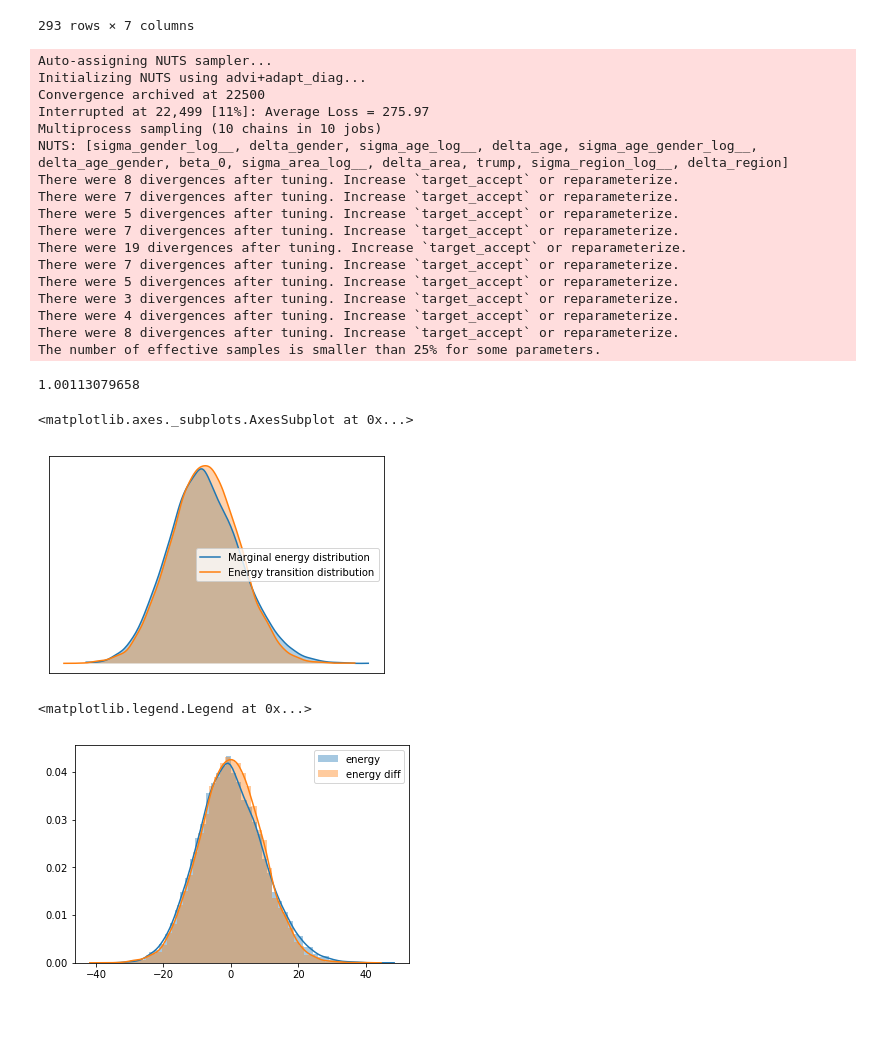
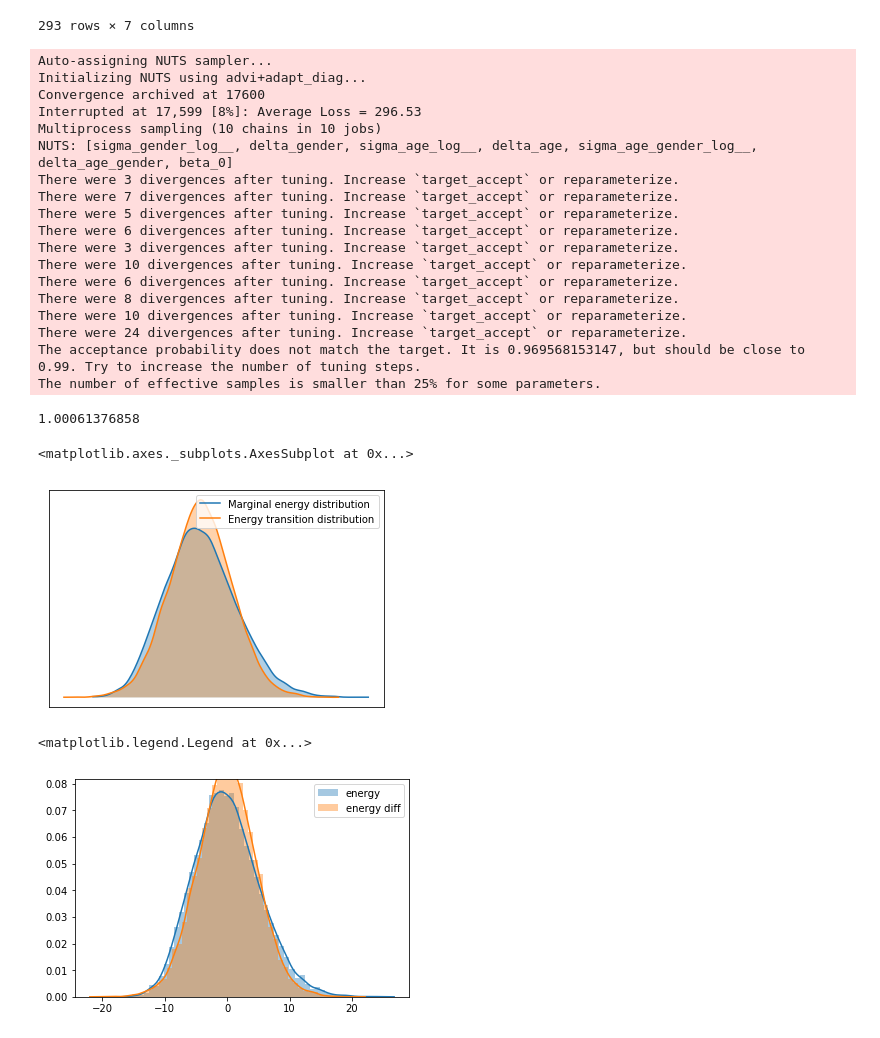
Before and after one commit to wl2522/MSR2, a Jupyter notebook: MRP_age_gender.ipynb, the cells around one changed output. Drawn from its saved outputs; the diff is of its cells as text; code cells hidden in the pictures.

```diff
--- a/MRP_age_gender.ipynb
+++ b/MRP_age_gender.ipynb
@@ -336,8 +336,8 @@ The variable eta is the multilevel logistic regression model that models
 the log odds of the voter turnout rate.
 
 """
-
-with model:
+with pm.Model() as model:
+#with model:
     beta_0 = pm.Normal('beta_0', 0.0, 5.0,
                        testval=logit(index1["How many of your|Don't know"].values.mean()))
 
@@ -352,8 +352,8 @@ with model:
     eta = (beta_0 +
            alpha_age_gender[age_gender] +
            alpha_age[age] +
-           alpha_gender[gender] +
-           alpha_area[area])
+           alpha_gender[gender] )
+#           + alpha_area[area])
 # %%
 #Define the observed random variables using a binomial distribution with a probability equal to eta
 
@@ -362,40 +362,45 @@ with model:
     obs = pm.Binomial('obs', n, p,
                       observed=index1_unique["How many of your|Don't know"].values)
 # %%
-#Sample the model using ADVI as the initialization method for the NUTS sampler (the default setting will cause an error)
+#Sample the model using ADVI as the initialization method for the NUTS sampler
+#(the default setting will cause an error)
+
 
 with model:
     trace = pm.sample(draws=2000,
-                      tune=2000,
+                      tune=4000,
                       nuts_kwargs={'target_accept': 0.99},
                       init='advi+adapt_diag',
                       njobs=10)
 
 joblib.dump(trace, 'trace_age_gender.pkl')
 print(max(np.max(score) for score in pm.gelman_rubin(trace).values()))
 pm.energyplot(trace)
 # %% [output]
 Auto-assigning NUTS sampler...
 Initializing NUTS using advi+adapt_diag...
-Convergence archived at 22500
-Interrupted at 22,499 [11%]: Average Loss = 275.97
+Convergence archived at 17600
+Interrupted at 17,599 [8%]: Average Loss = 296.53
 Multiprocess sampling (10 chains in 10 jobs)
-NUTS: [sigma_gender_log__, delta_gender, sigma_age_log__, delta_age, sigma_age_gender_log__, delta_age_gender, beta_0, sigma_area_log__, delta_area, trump, sigma_region_log__, delta_region]
-There were 8 divergences after tuning. Increase `target_accept` or reparameterize.
+NUTS: [sigma_gender_log__, delta_gender, sigma_age_log__, delta_age, sigma_age_gender_log__, delta_age_gender, beta_0]
+There were 3 divergences after tuning. Increase `target_accept` or reparameterize.
 There were 7 divergences after tuning. Increase `target_accept` or reparameterize.
 There were 5 divergences after tuning. Increase `target_accept` or reparameterize.
-There were 7 divergences after tuning. Increase `target_accept` or reparameterize.
-There were 19 divergences after tuning. Increase `target_accept` or reparameterize.
-There were 7 divergences after tuning. Increase `target_accept` or reparameterize.
-There were 5 divergences after tuning. Increase `target_accept` or reparameterize.
+There were 6 divergences after tuning. Increase `target_accept` or reparameterize.
 There were 3 divergences after tuning. Increase `target_accept` or reparameterize.
-There were 4 divergences after tuning. Increase `target_accept` or reparameterize.
+There were 10 divergences after tuning. Increase `target_accept` or reparameterize.
+There were 6 divergences after tuning. Increase `target_accept` or reparameterize.
 There were 8 divergences after tuning. Increase `target_accept` or reparameterize.
+There were 10 divergences after tuning. Increase `target_accept` or reparameterize.
+There were 24 divergences after tuning. Increase `target_accept` or reparameterize.
+The acceptance probability does not match the target. It is 0.969568153147, but should be close to 0.99. Try to increase the number of tuning steps.
 The number of effective samples is smaller than 25% for some parameters.
-1.00113079658
+1.00061376858
 <matplotlib.axes._subplots.AxesSubplot at 0x...>
-[figure, old version]
+[figure, new version]
 # %%
+#Compare the distribution of energy levels to the distribution of changes in energy levels between samples
+
 energy = trace['energy']
 energy_diff = np.diff(energy)
 sb.distplot(energy - energy.mean(), label='energy')
@@ -403,7 +408,7 @@ sb.distplot(energy_diff, label='energy diff')
 plt.legend()
 # %% [output]
 <matplotlib.legend.Legend at 0x...>
-[figure, old version]
+[figure, new version]
 # %%
 # Display the trace plot and density plot for each variable
 
```
Also changed, not shown: parts of 2 cells of this notebook, 4 other files.
